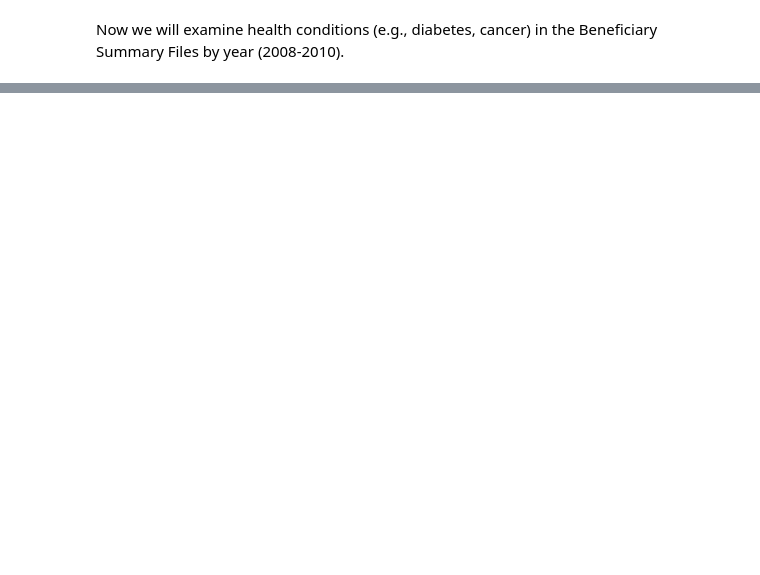
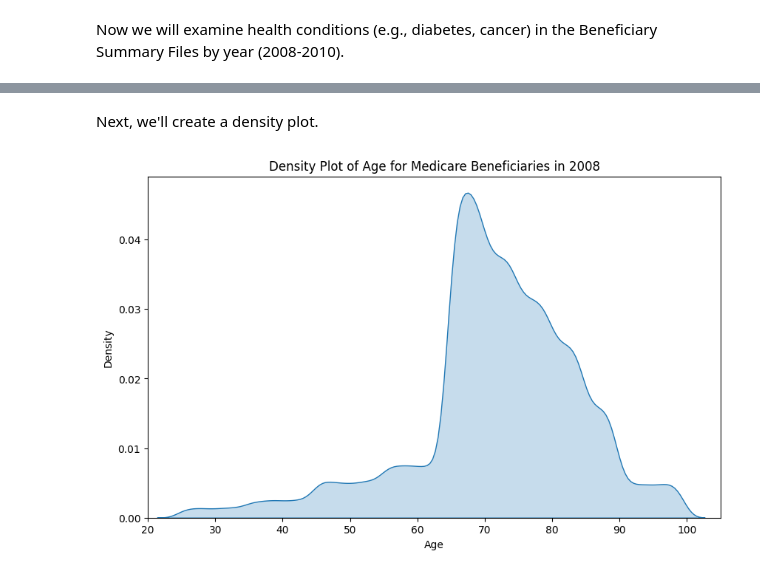
Before and after one commit to fhmcguire/Medicare-Claims-Analysis, a Jupyter notebook: 01_data_management.ipynb, the cells around one changed output, grey strips where cells are left out. Cells and saved outputs as stored; diff of their text form; code cells hidden in the pictures; blank space fills up the shorter version.

Commit message:
update data explorations

```diff
--- a/01_data_management.ipynb
+++ b/01_data_management.ipynb
@@ -316,0 +363,13 @@ diabetes_year_crosstab / merged_demo.shape[0] * 100
+# %% [markdown]
+Next, we'll create a density plot.
+# %%
+# create a density plot for the age distribution in 2008
+plt.figure(figsize=(10, 6))
+sns.kdeplot(data=merged_demo[merged_demo['year'] == 2008], x='age', fill=True)
+plt.title("Density Plot of Age for Medicare Beneficiaries in 2008")
+plt.xlim(20, 105)
+plt.xlabel("Age")
+plt.ylabel("Density")
+plt.show()
+# %% [output]
+[figure, added]
```
Also changed, not shown: parts of 8 cells of this notebook.
